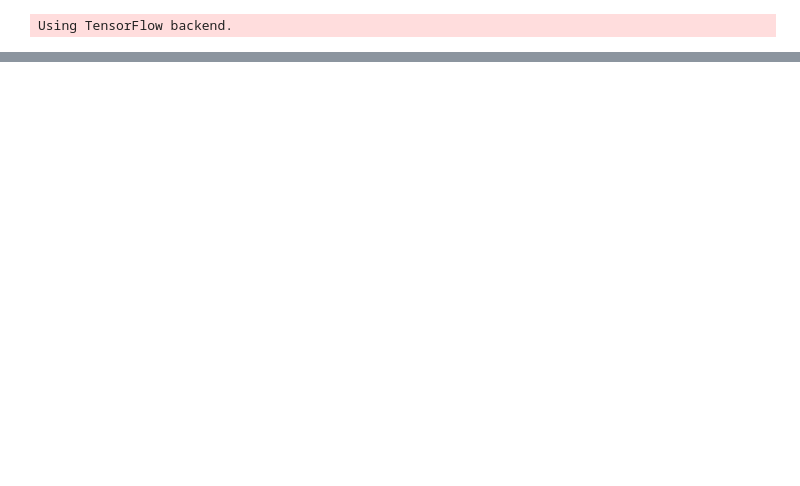
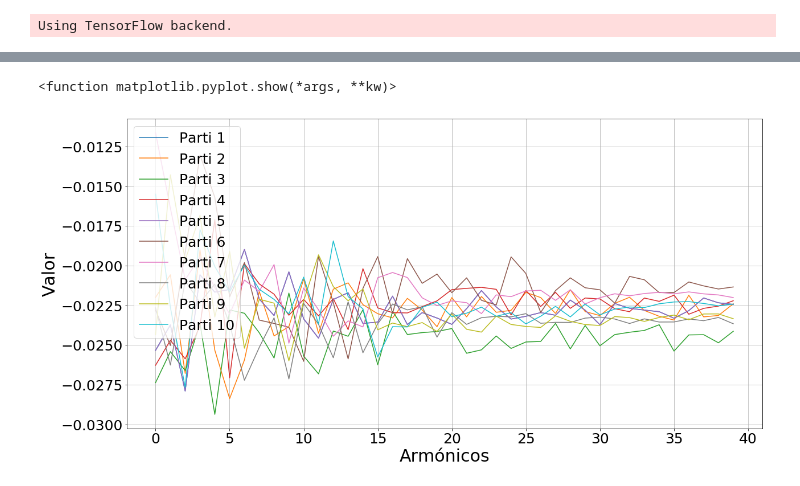
Before and after one commit to Gamalielmch/Morphology, a Jupyter notebook: Jupyter Neural Network/roundness.ipynb, the cells around one changed output, grey strips where cells are left out. Cells and saved outputs as stored; diff of their text form; code cells hidden in the pictures; blank space fills up the shorter version.

```diff
--- a/Jupyter Neural Network/roundness.ipynb
+++ b/Jupyter Neural Network/roundness.ipynb
@@ -21,0 +27,15 @@ train_df = pd.read_csv("roundnessdata.csv")
+# %%
+data = pd.read_csv("roundnessdata.csv",skip_blank_lines = False)
+train_df = pd.read_csv("traindata.csv",skip_blank_lines = False)
+test_df = pd.read_csv("testdata.csv")
+# %%
+matrix = np.zeros((data.shape[0],60))
+vector = np.transpose(data.iloc[:,1:241])
+#sc = StandardScaler()
+#vector = sc.fit_transform(vector)
+vector = vector.values.reshape(4,60,data.shape[0])
+pca = PCA(1)
+#pca.fit(np.transpose(vector[:,:,0]))
+# %%
+for i in range(0,vector.shape[2]):
+    matrix[i,:]=np.transpose(pca.fit_transform(np.transpose(vector[:,:,i])))
@@ -22 +58,27 @@ train_df = pd.read_csv("roundnessdata.csv")
+# %%
+plt.figure(figsize=(20,10))
+#range(test_res['predicted'].shape[0],0,-1)
+plt.plot(matrix[0,10:50], label="Parti 1")
+plt.plot(matrix[1,10:50], label="Parti 2")
+plt.plot(matrix[2,10:50], label="Parti 3")
+plt.plot(matrix[3,10:50], label="Parti 4")
+plt.plot(matrix[4,10:50], label="Parti 5")
+plt.plot(matrix[5,10:50], label="Parti 6")
+plt.plot(matrix[6,10:50], label="Parti 7")
+plt.plot(matrix[7,10:50], label="Parti 8")
+plt.plot(matrix[8,10:50], label="Parti 9")
+plt.plot(matrix[9,10:50], label="Parti 10")
+plt.rc('legend', fontsize=25)
+plt.ylabel('Valor', fontsize=30)
+plt.xlabel('Armónicos', fontsize=30)
+plt.legend(loc="upper left")
+
+#plt.title("Resultado del entrenamiento de la red neuronal profunda",fontsize=35)
+plt.xticks(size = 25)
+plt.yticks(size = 25)
+plt.grid(True)
+plt.show
+# %% [output]
+<function matplotlib.pyplot.show(*args, **kw)>
+[figure, added]
 # %%
```
Also changed, not shown: parts of 22 cells of this notebook, 13 other files.
